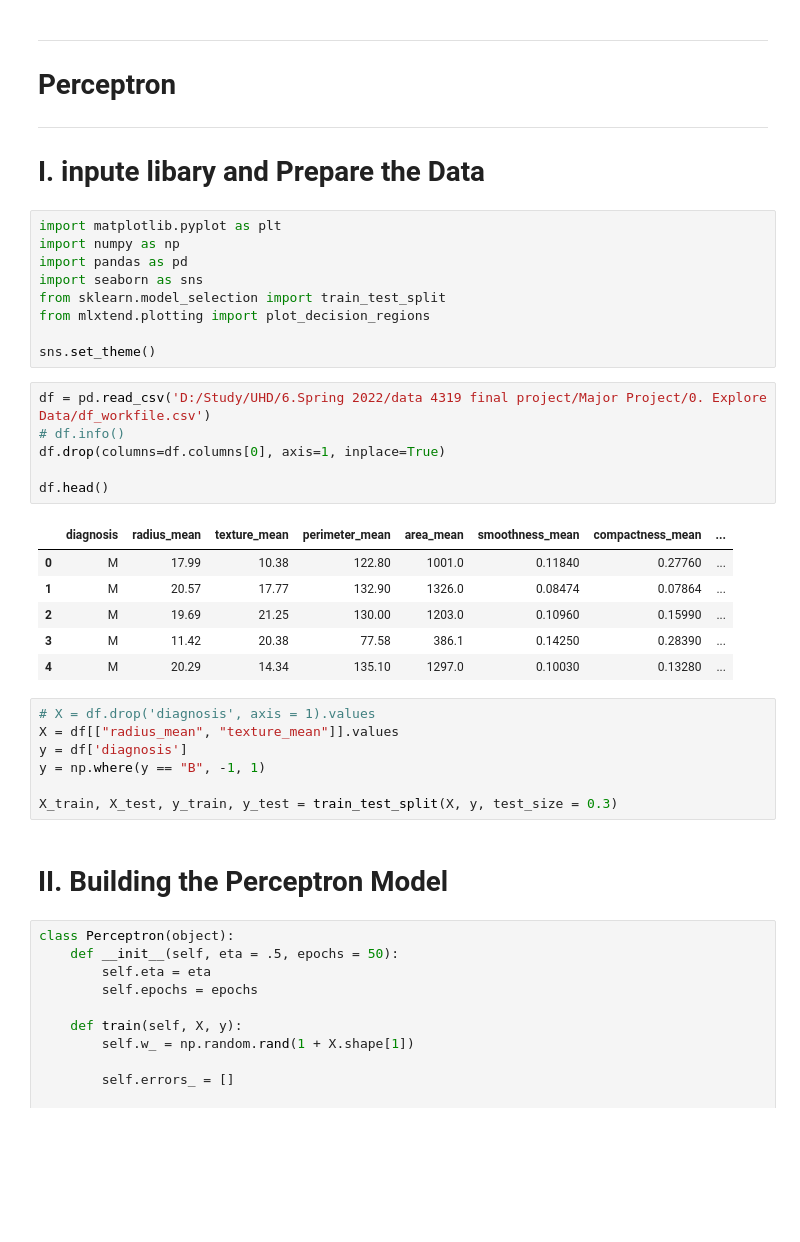
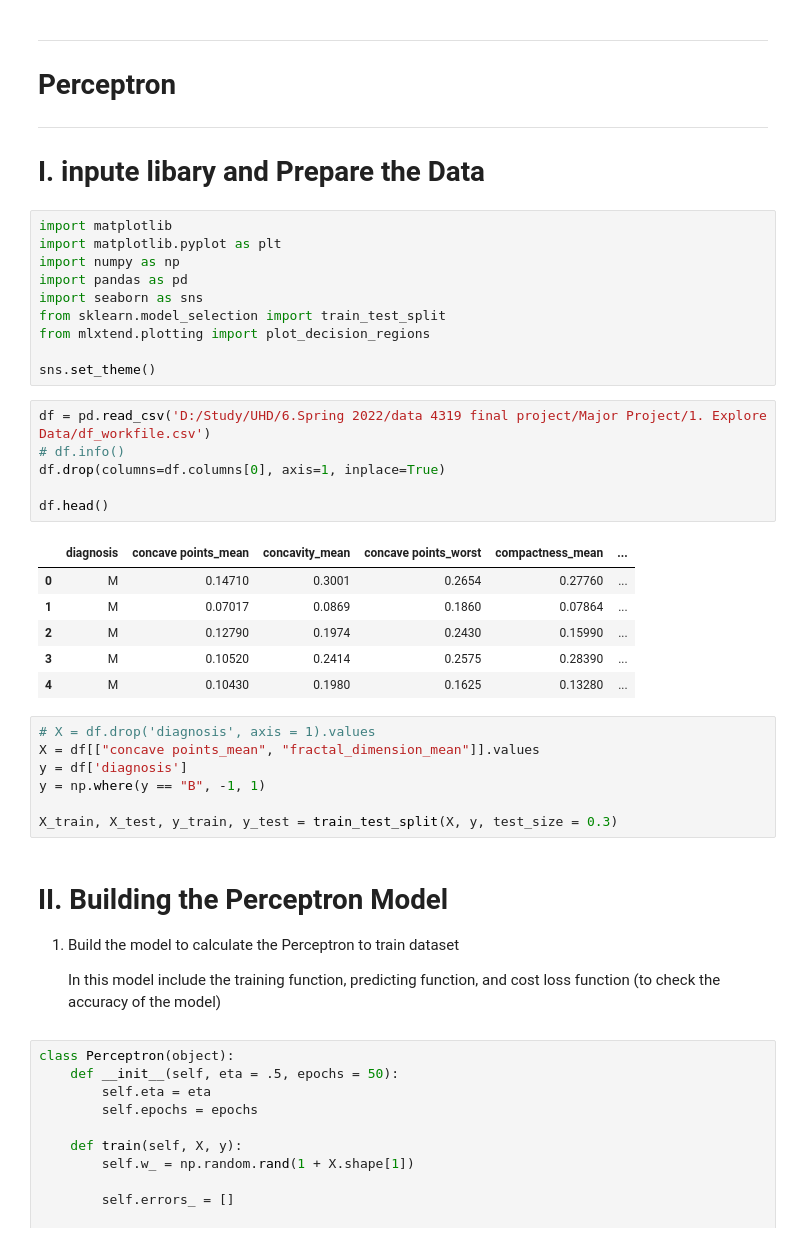
Before and after one commit to TrellixVulnTeam/ThanhLa_Data4319_2I89, a Jupyter notebook: 2. The Perceptron/source_2.ipynb, the cells around one changed output. Drawn from its saved outputs; the diff is of its cells as text; blank space fills up the shorter version.

```diff
--- a/2. The Perceptron/source_2.ipynb
+++ b/2. The Perceptron/source_2.ipynb
@@ -5,6 +5,7 @@
 
 # I. inpute libary and Prepare the Data
 # %%
+import matplotlib
 import matplotlib.pyplot as plt
 import numpy as np
 import pandas as pd
@@ -14,27 +15,31 @@ from mlxtend.plotting import plot_decision_regions
 
 sns.set_theme()
 # %%
-df = pd.read_csv('D:/Study/UHD/6.Spring 2022/data 4319 final project/Major Project/0. Explore Data/df_workfile.csv')
+df = pd.read_csv('D:/Study/UHD/6.Spring 2022/data 4319 final project/Major Project/1. Explore Data/df_workfile.csv')
 # df.info()
 df.drop(columns=df.columns[0], axis=1, inplace=True)
 
 df.head()
 # %% [output]
-|  | diagnosis | radius_mean | texture_mean | perimeter_mean | area_mean | smoothness_mean | compactness_mean | ... |
-| 0 | M | 17.99 | 10.38 | 122.80 | 1001.0 | 0.11840 | 0.27760 | ... |
-| 1 | M | 20.57 | 17.77 | 132.90 | 1326.0 | 0.08474 | 0.07864 | ... |
-| 2 | M | 19.69 | 21.25 | 130.00 | 1203.0 | 0.10960 | 0.15990 | ... |
-| 3 | M | 11.42 | 20.38 | 77.58 | 386.1 | 0.14250 | 0.28390 | ... |
-| 4 | M | 20.29 | 14.34 | 135.10 | 1297.0 | 0.10030 | 0.13280 | ... |
+|  | diagnosis | concave points_mean | concavity_mean | concave points_worst | compactness_mean | ... |
+| 0 | M | 0.14710 | 0.3001 | 0.2654 | 0.27760 | ... |
+| 1 | M | 0.07017 | 0.0869 | 0.1860 | 0.07864 | ... |
+| 2 | M | 0.12790 | 0.1974 | 0.2430 | 0.15990 | ... |
+| 3 | M | 0.10520 | 0.2414 | 0.2575 | 0.28390 | ... |
+| 4 | M | 0.10430 | 0.1980 | 0.1625 | 0.13280 | ... |
 # %%
 # X = df.drop('diagnosis', axis = 1).values
-X = df[["radius_mean", "texture_mean"]].values
+X = df[["concave points_mean", "fractal_dimension_mean"]].values
 y = df['diagnosis']
 y = np.where(y == "B", -1, 1)
 
 X_train, X_test, y_train, y_test = train_test_split(X, y, test_size = 0.3)
-# %% [markdown]
-# II. Building the Perceptron Model
+# %% [markdown]
+# II. Building the Perceptron Model
+
+1. Build the model to calculate the Perceptron to train dataset
+
+   In this model include the training function, predicting function, and cost loss function (to check the accuracy of the model)
 # %%
 class Perceptron(object):
     def __init__(self, eta = .5, epochs = 50):
```
Also changed, not shown: parts of 10 cells of this notebook, 2 other files.
